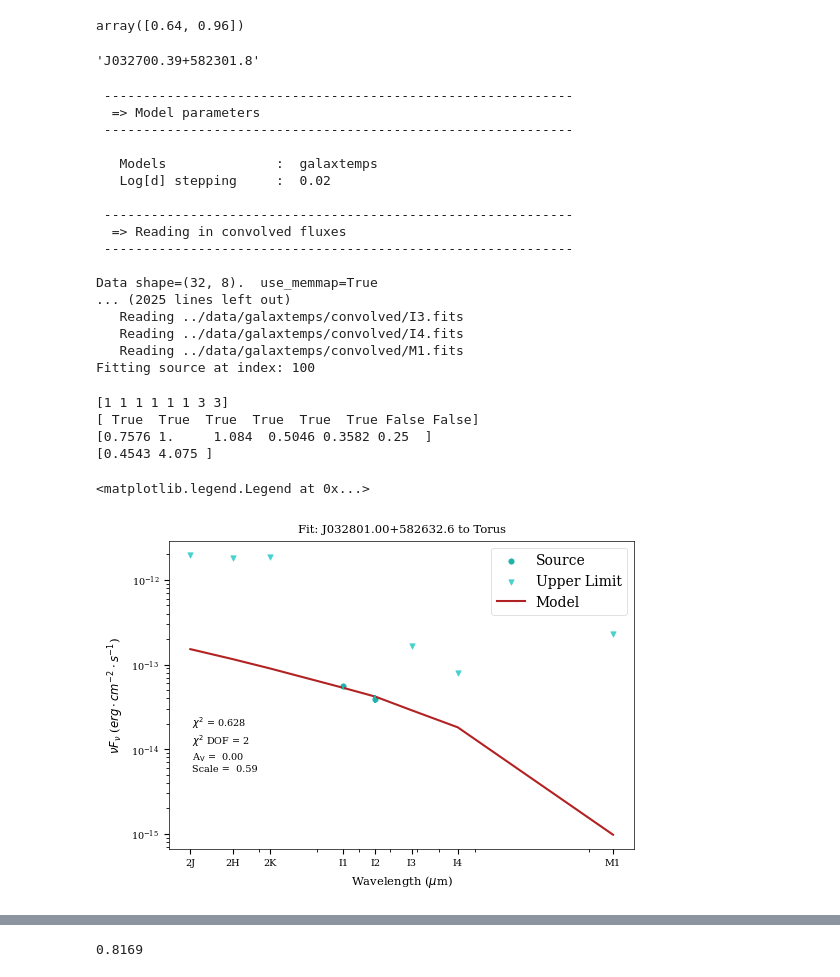
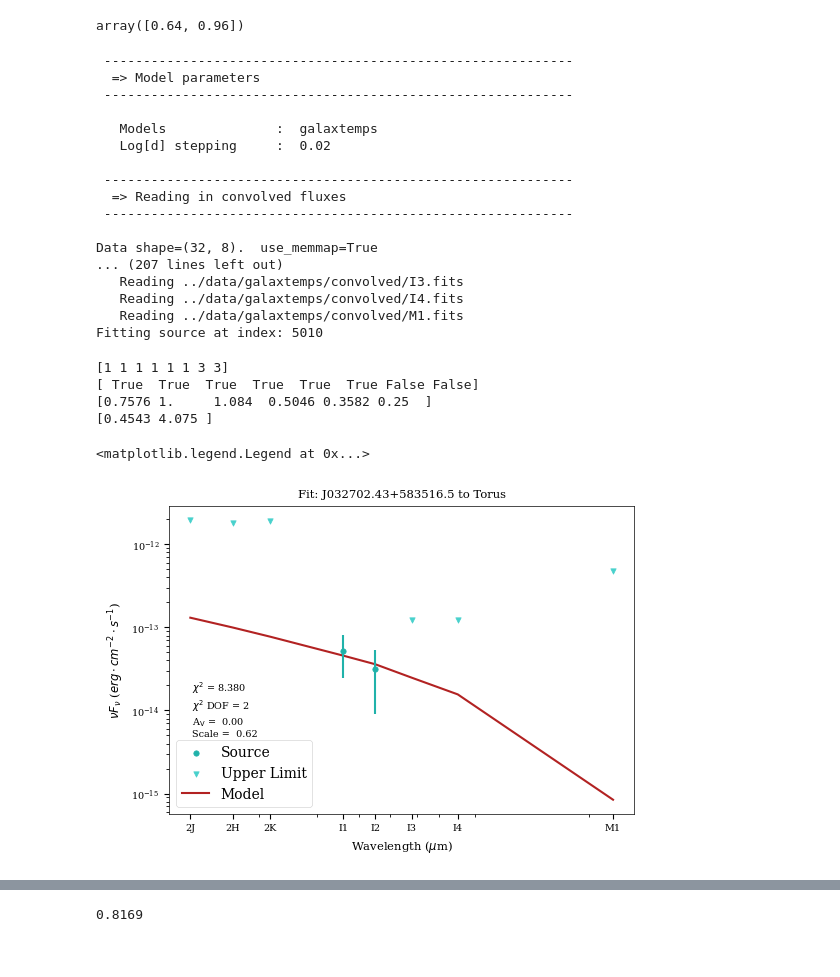
Before and after one commit to jridenba/REU-Notebooks, a Jupyter notebook: SESNA Galactic Fitting.ipynb, the cells around one changed output, grey strips where cells are left out. Drawn from its saved outputs; the diff is of its cells as text; code cells hidden in the pictures.

Commit message:
Finished BatchFitting!!

```diff
--- a/SESNA Galactic Fitting.ipynb
+++ b/SESNA Galactic Fitting.ipynb
@@ -101,10 +118,6 @@ dmin = sourcecatalog.query('ID == "J032940.82+582053.3"')[['DistMin','DistMax']]
 dmin
 # %% [output]
 array([0.64, 0.96])
-# %%
-s.name
-# %% [output]
-'J032700.39+582301.8'
 # %%
 from astropy.visualization import quantity_support
 from itertools import islice
@@ -112,14 +125,17 @@ quantity_support()
 
 sourcepath = '../data/raw/SESNA_normalized'
 sourcefile = open(sourcepath,'r')
-savables = pd.DataFrame(columns = ['ID', 'Model', 'Model Fluxes', 'Source Flux', 'Valid', 'Chi^2', 'Chi^2 DOF', 'Av', 'Scale'])
 
-startindex = 0
-endindex = 100
+#savables = pd.DataFrame(columns = ['ID', 'Model', 'Model Fluxes', 'Source Flux', 'Valid', 'Chi^2', 'Chi^2 DOF', 'Av', 'Scale'])
+rowlist = []
+
+startindex = 5000
+endindex = 5010
 numfits = endindex - startindex + 1 # Think 0 to 10 is 11 fits if we include both 0 and 10
 index = startindex
 
 sourcecatalog = pd.read_pickle('../data/raw/SESNA_INPUTS_SourceID-Catalog_JakeJuly18.pkl')
+sourcecatalog = sourcecatalog.iloc[startindex:endindex+1]
 sourcecatalog.set_index('ID',inplace=True)
 
 for line in islice(sourcefile,startindex,endindex+1): # This while loop will run through each Source in SESNA, breaking the loop when it reaches the EOF
@@ -149,12 +165,16 @@ for line in islice(sourcefile,startindex,endindex+1): # This while loop will run
     fitav = info.av
     fitsc = info.sc
     modelname = info.model_name
-    savables.loc[len(savables.index)] = [sourcename, modelname, modelflux, source, mask, chi2, chi2_DOF, fitav, fitsc]
+    row = pd.DataFrame(columns = ['ID', 'Model', 'Model Fluxes', 'Source Flux', 'Valid', 'Chi^2', 'Chi^2 DOF', 'Av', 'Scale'])
+    row.loc[len(row.index)] = [sourcename, modelname, modelflux, source, mask, chi2, chi2_DOF, fitav, fitsc]
+    rowlist.append(row)
 
     if index < endindex: # We check exclusively less than because we check after the fit happens, so the last fit when index = endindex has already happened
         index += 1
     else:
         break
+
+savables = pd.concat(rowlist,ignore_index=True)
 
 #output = '../data/outputs/output_ngc2264_Ly_break2.fitinfo'
 #fout = FitInfoFile(output,'w')
@@ -176,11 +196,11 @@ sourcefile.close()
  ------------------------------------------------------------
 
 Data shape=(32, 8).  use_memmap=True
-... (2025 lines left out)
+... (207 lines left out)
    Reading ../data/galaxtemps/convolved/I3.fits
    Reading ../data/galaxtemps/convolved/I4.fits
    Reading ../data/galaxtemps/convolved/M1.fits
-Fitting source at index: 100
+Fitting source at index: 5010
 # %%
 print(info.source.valid)
 mask = np.array([True if x == 1 else False for x in info.source.valid])
@@ -196,41 +216,41 @@ print(np.array(info.source.to_ascii().split()[11:-1:2]).astype(float)[~mask])
 from astropy.visualization import quantity_support
 quantity_support()
 
-sourcenum = 998
+sourcenum = 0
 modelnum = 0
 
 modellogfluxes = savables['Model Fluxes'][sourcenum][modelnum]
 filterpeaks = [x for x in filterpeaks] * u.um
 modelflux = 10**(modellogfluxes) * u.mJy
 modelfluxdens = modelflux.to(u.erg / u.cm**2 / u.s, equivalencies = u.spectral_density(filterpeaks))
 sourceflux = savables['Source Flux'][sourcenum]
 sourceflux = sourceflux * u.mJy
 sourcefluxdens = sourceflux.to(u.erg / u.cm**2 / u.s, equivalencies = u.spectral_density(filterpeaks))
 
-sourceerror = savables['Source Error'][sourcenum]
+#sourceerror = savables['Source Error'][sourcenum]
 sourceerror = sourceerror * u.mJy
 sourcerrordens = sourceerror.to(u.erg / u.cm**2 / u.s, equivalencies = u.spectral_density(filterpeaks))
 
 mask = savables['Valid'][sourcenum]
 
 plt.figure(figsize=(6,4))
 plt.scatter(filterpeaks[mask], sourcefluxdens[mask], c = 'lightseagreen',label = 'Source',s = 15) # Prints true values of the source
 plt.scatter(filterpeaks[~mask], sourcefluxdens[~mask], c = 'mediumturquoise',label = 'Upper Limit', marker = 'v', s=15) # Prints upper limits of the source as triangles
 plt.plot(filterpeaks, modelfluxdens, color='firebrick', label = 'Model')
 plt.errorbar(filterpeaks[mask], sourcefluxdens[mask], yerr=sourcerrordens[mask], linestyle='', c='lightseagreen')
 plt.xscale('log')
 plt.yscale('log')
 plt.xlabel('Wavelength ' + '($\mu$m)')
 plt.ylabel('$\\nu F_{\\nu}$ ' + '($erg \cdot cm^{-2} \cdot s^{-1}$)')
 plt.xticks(filterpeaks, ['2J', '2H', '2K', 'I1', 'I2', 'I3', 'I4', 'M1'])
 plt.title('Fit: ' + savables['ID'][sourcenum]+ ' to ' + savables['Model'][sourcenum][modelnum])
 plt.text(0.05,0.25, "$\chi^2$ = %5.3f   \n$\chi^2$ DOF = %1.0f   \nA$_{\\rm V}$ = %5.2f   \nScale = %5.2f" %
          (savables['Chi^2'][sourcenum][modelnum], savables['Chi^2 DOF'][sourcenum], savables['Av'][sourcenum][modelnum], savables['Scale'][sourcenum][modelnum]),
          transform=plt.gca().transAxes,size='x-small')
 plt.legend(fontsize='10')
 # %% [output]
 <matplotlib.legend.Legend at 0x...>
-[figure, old version]
+[figure, new version]
 # %%
 from astropy.io import fits
 # %%
```
Also changed, not shown: parts of 5 cells of this notebook, 1 other file.
